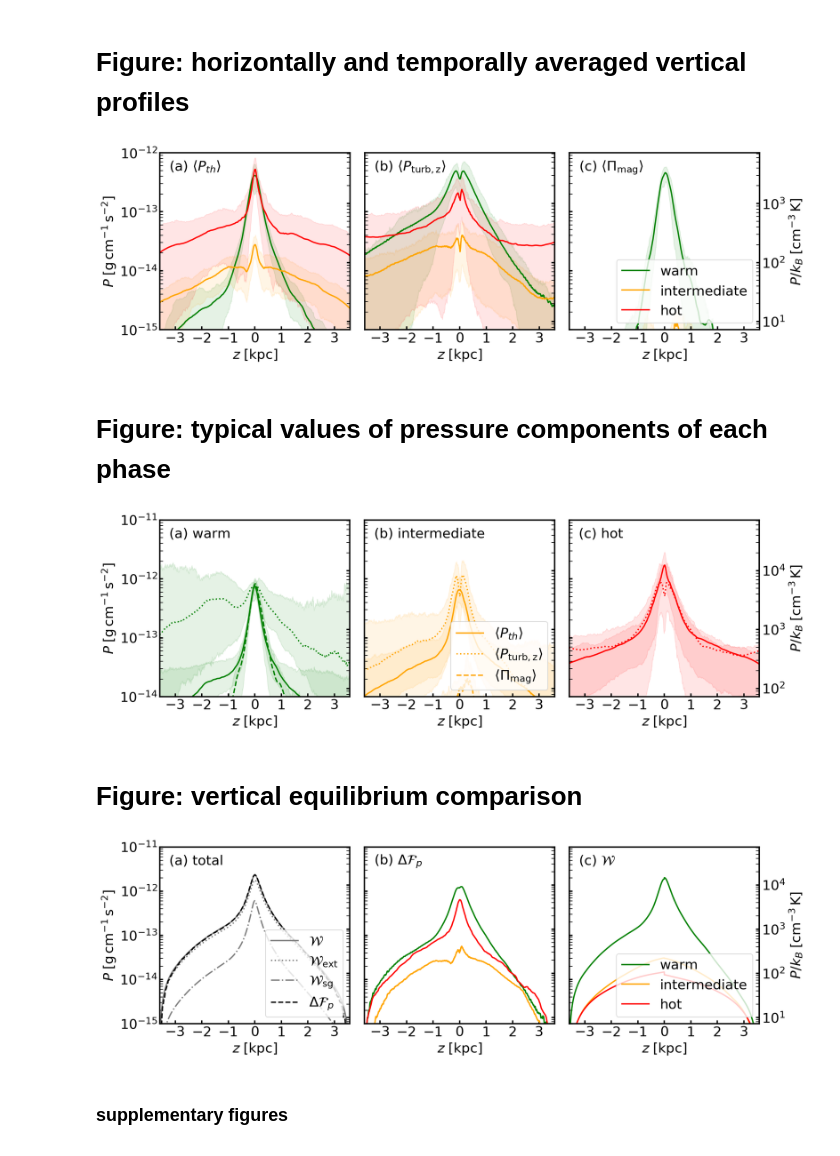
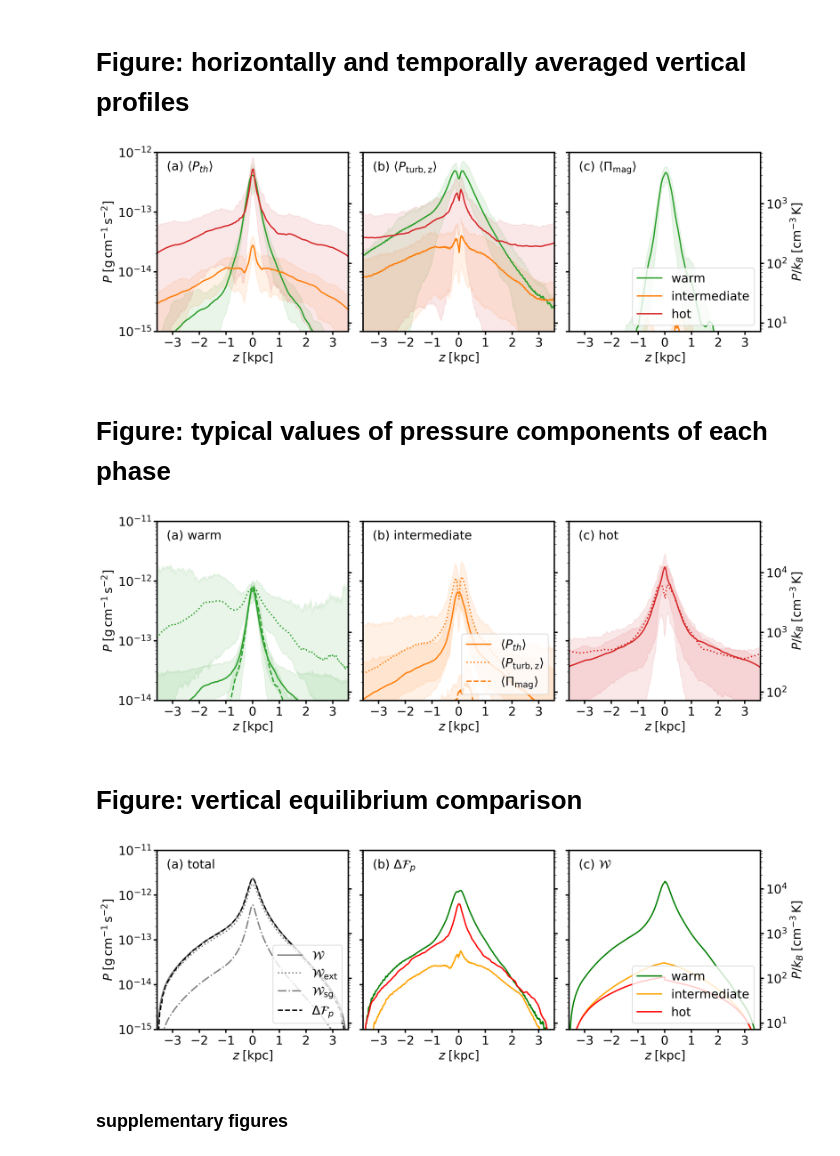
Before and after one commit to changgoo/TIGRESS_outflow, a Jupyter notebook: notebooks/vertical_profiles.ipynb, the cells around one changed output. Saved outputs shown, nothing was run; the diff lists cells and outputs as text; code cells hidden in the pictures.

```diff
--- a/notebooks/vertical_profiles.ipynb
+++ b/notebooks/vertical_profiles.ipynb
@@ -12,23 +4,0 @@ import glob
-# %%
-import matplotlib.pyplot as plt
-# Figure
-plt.rcParams['figure.figsize']=(8,6)
-plt.rcParams['figure.dpi'] = 150
-plt.rcParams['savefig.bbox']='tight'
-
-# Font
-plt.rcParams['font.size']=20
-plt.rcParams['font.weight'] = 300
-
-# Axes
-plt.rcParams['axes.linewidth']=2
-plt.rcParams['xtick.major.width']=2
-plt.rcParams['ytick.major.width']=2
-plt.rcParams['xtick.major.size']=5
-plt.rcParams['ytick.major.size']=5
-
-# Line
-plt.rcParams['lines.linewidth']=2
-
-# Image
-plt.rcParams['image.origin']='lower'
@@ -112,8 +87,9 @@ for ax_,alab_,i in zip(ax,'abc',range(3)):
 plt.tight_layout()
 
 plt.savefig("../figures/mean_profiles.pdf",bbox_inches='tight',dpi=150)
+plt.gcf()
 # %% [output]
-[figure, old version]
+[figure, new version]
 # %% [markdown]
 # Figure: typical values of pressure components of each phase
 # %%
@@ -164,8 +140,9 @@ for ax_,alab_,i in zip(ax,'abc',range(3)):
 plt.tight_layout()
 
 plt.savefig("../figures/typical_profiles.pdf",bbox_inches='tight',dpi=150)
+plt.gcf()
 # %% [output]
-[figure, old version]
+[figure, new version]
 # %% [markdown]
 # Figure: vertical equilibrium comparison
 # %%
@@ -237,34 +214,35 @@ for i in [0,1,2]:
 #ax_.plot(data_.zaxis/1.e3,We,ls='--',color='C4')
 #ax_.plot(data_.zaxis/1.e3,Ws,ls=':',color='C4')
 # for i,ax_ in zip([0,1,2],ax):
 #     data_=data[i]
 #     for j,P in zip(range(4),[totFlux,Weight,Wext,Wsg]):
 #         #print(P.shape)
 
 #         ax_.plot(zaxis/1.e3,P, ls=linestyle[j], color=color[i],linewidth=2.5)
 
 plt.setp([ax,axi],'yscale','log')
 plt.setp(ax,'xticks',np.arange(-3.,3.5,1.))
 plt.setp(ax,'ylim',(1.e-15,1.e-11))
 plt.setp(axi,'ylim',(1.e-15/kb, 1.e-11/kb))
 plt.setp(ax,'xlim',(-3.584,3.584))
 plt.setp(ax,'xlabel',r'$z\;[{\rm kpc}]$')
 
 plt.setp([ax_.get_yticklabels() for ax_ in ax[1:]],visible=False)
 plt.setp([ax_.get_yticklabels() for ax_ in axi[:-1]],visible=False)
 
 ax[0].set_ylabel(r'$P\;[{\rm g\,cm^{-1}\,s^{-2}}]$')
 axi[2].set_ylabel(r'$P/k_B\;[{\rm cm^{-3}\,K}]$')
 ax[0].legend(loc='lower right')
 ax[2].legend(loc='lower right')
 
 for ax_,plabel in zip(ax,[r'(a) total',r'(b) $\Delta \mathcal{F}_p$',r'(c) $\mathcal{W}$']):
     ax_.text(0.05,0.9,plabel,transform=ax_.transAxes)
 plt.tight_layout()
 
 plt.savefig("../figures/vertical_equilibrium.pdf",bbox_inches='tight',dpi=150)
+plt.gcf()
 # %% [output]
-[figure, old version]
+[figure, new version]
 # %% [markdown]
 ### supplementary figures
 # %% [markdown]
```
Also changed, not shown: parts of 5 cells of this notebook, 2 other files.
